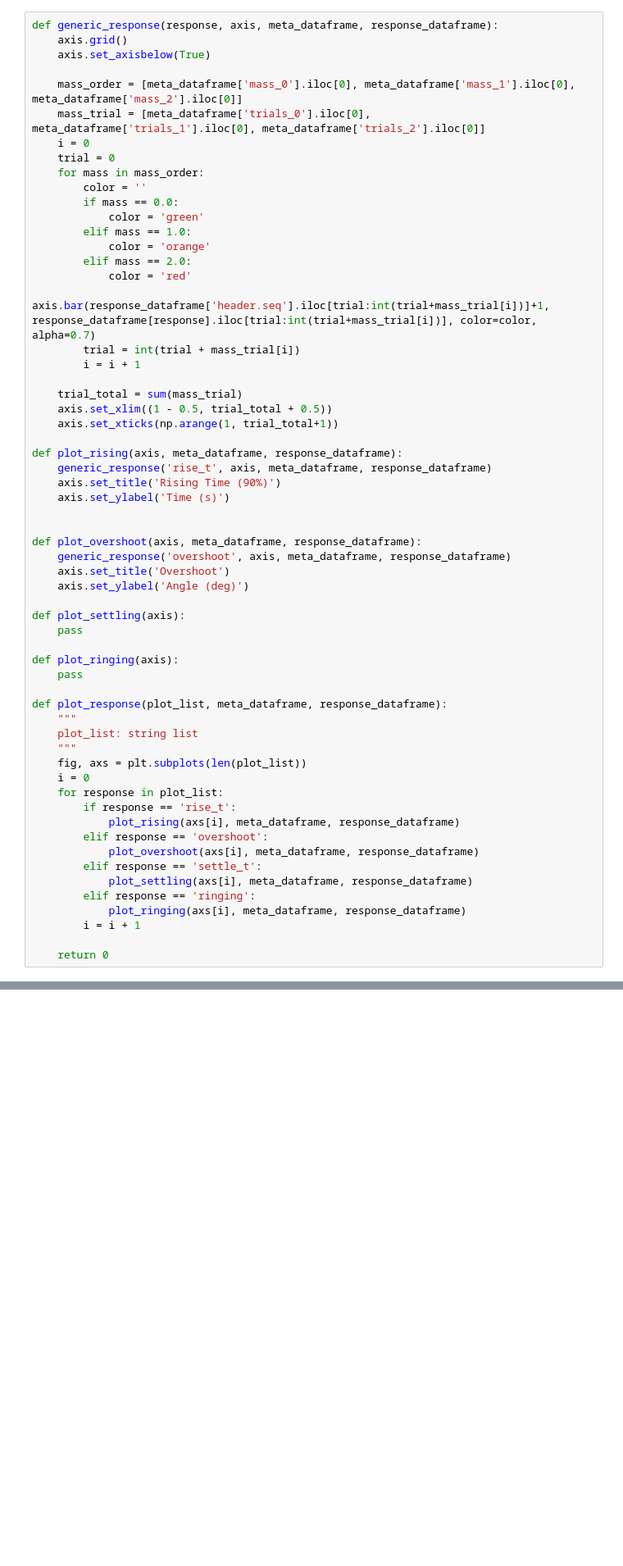
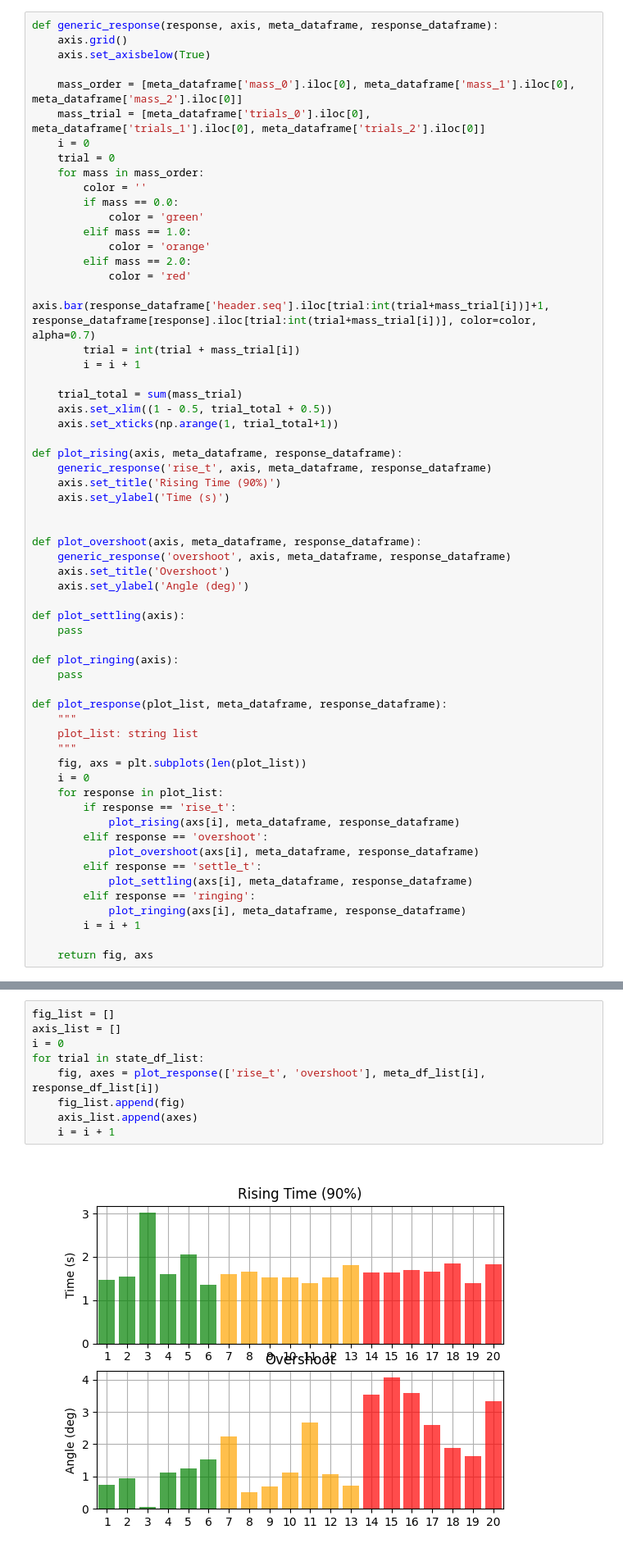
Before and after one commit to Cyberjin7/master_thesis, a Jupyter notebook: analysis/data_analysis_v2.ipynb, the cells around one changed output, grey strips where cells are left out. Shown at 82% size. Cells and saved outputs as stored; diff of their text form; blank space fills up the shorter version.

```diff
--- a/analysis/data_analysis_v2.ipynb
+++ b/analysis/data_analysis_v2.ipynb
@@ -345,7 +345,7 @@ def plot_response(plot_list, meta_dataframe, response_dataframe):
             plot_ringing(axs[i], meta_dataframe, response_dataframe)
         i = i + 1
 
-    return 0
+    return fig, axs
 # %% [markdown]
 #### Plot Specified Response
 # %%
@@ -363,0 +366,11 @@ plot_response(['rise_t', 'overshoot'], meta_df_list[0], response_df_list[0])
+# %%
+fig_list = []
+axis_list = []
+i = 0
+for trial in state_df_list:
+    fig, axes = plot_response(['rise_t', 'overshoot'], meta_df_list[i], response_df_list[i])
+    fig_list.append(fig)
+    axis_list.append(axes)
+    i = i + 1
+# %% [output]
+[figure, added]
```
Also changed, not shown: parts of 19 cells of this notebook.
